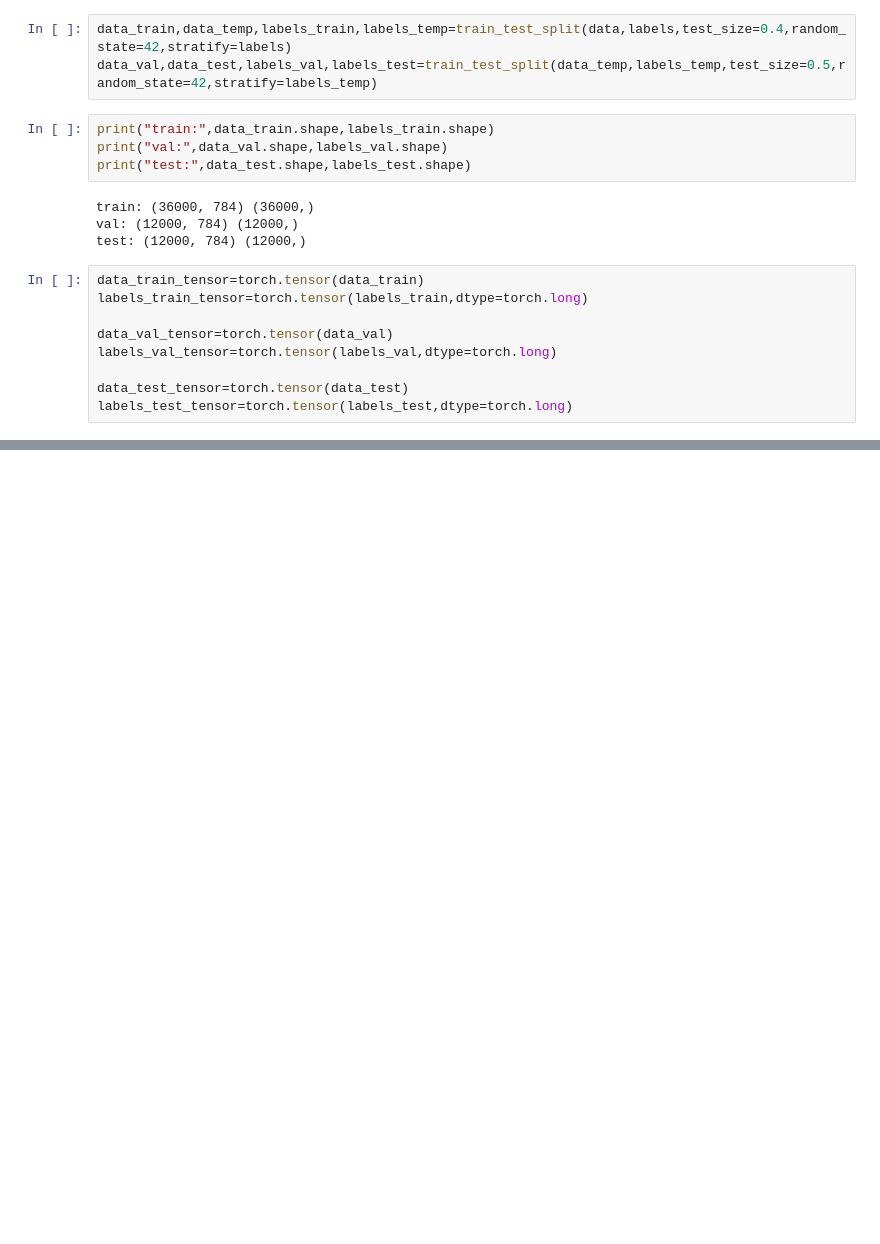
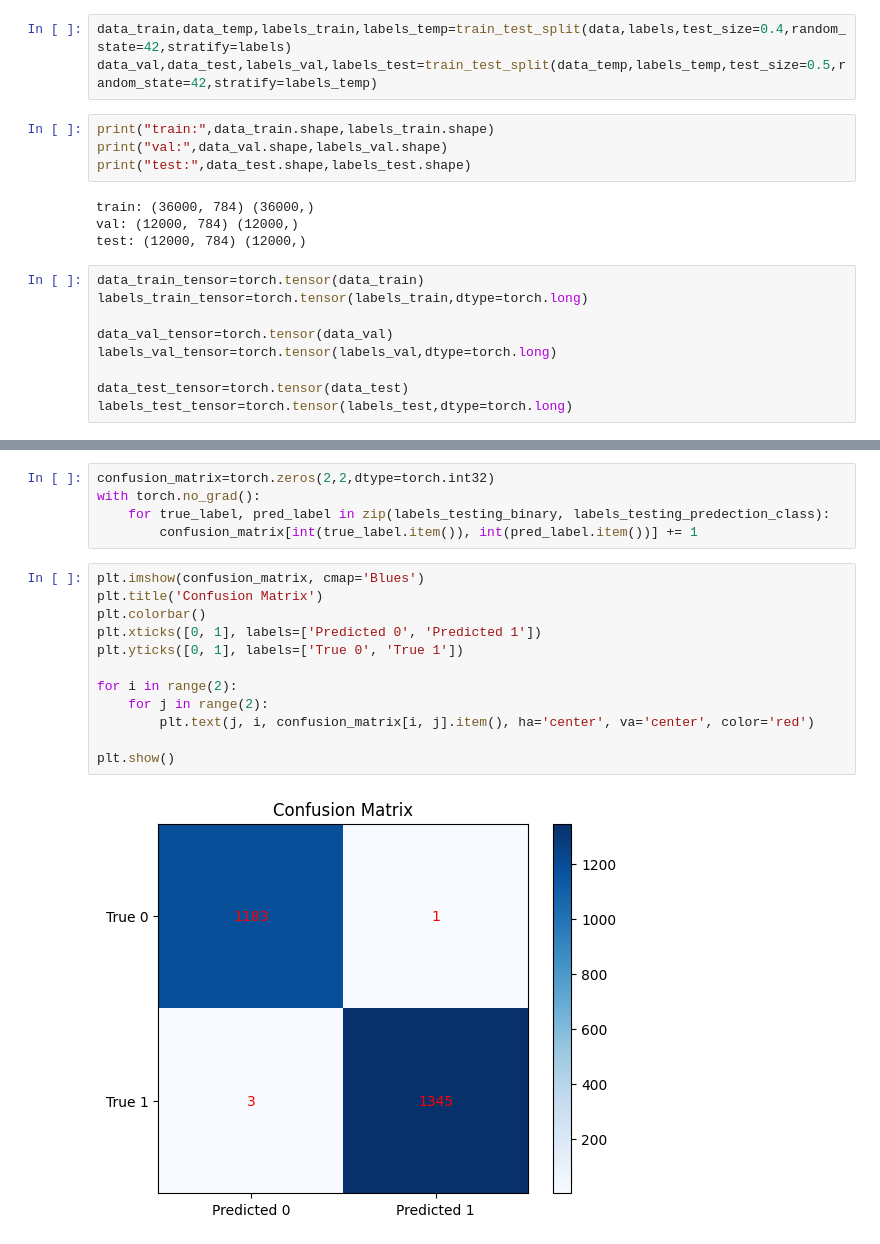
Before and after one commit to naduto/From-Linear-Models-to-Deep-Networks, a Jupyter notebook: Linear Classification Model.ipynb, the cells around one changed output, grey strips where cells are left out. Cells and saved outputs as stored; diff of their text form; blank space fills up the shorter version.

```diff
--- a/Linear Classification Model.ipynb
+++ b/Linear Classification Model.ipynb
@@ -62,0 +176,19 @@ torch.Size([64])
+# %%
+confusion_matrix=torch.zeros(2,2,dtype=torch.int32)
+with torch.no_grad():
+    for true_label, pred_label in zip(labels_testing_binary, labels_testing_predection_class):
+        confusion_matrix[int(true_label.item()), int(pred_label.item())] += 1
+# %%
+plt.imshow(confusion_matrix, cmap='Blues')
+plt.title('Confusion Matrix')
+plt.colorbar()
+plt.xticks([0, 1], labels=['Predicted 0', 'Predicted 1'])
+plt.yticks([0, 1], labels=['True 0', 'True 1'])
+
+for i in range(2):
+    for j in range(2):
+        plt.text(j, i, confusion_matrix[i, j].item(), ha='center', va='center', color='red')
+
+plt.show()
+# %% [output]
+[figure, added]
```
Also changed, not shown: parts of 21 cells of this notebook.
